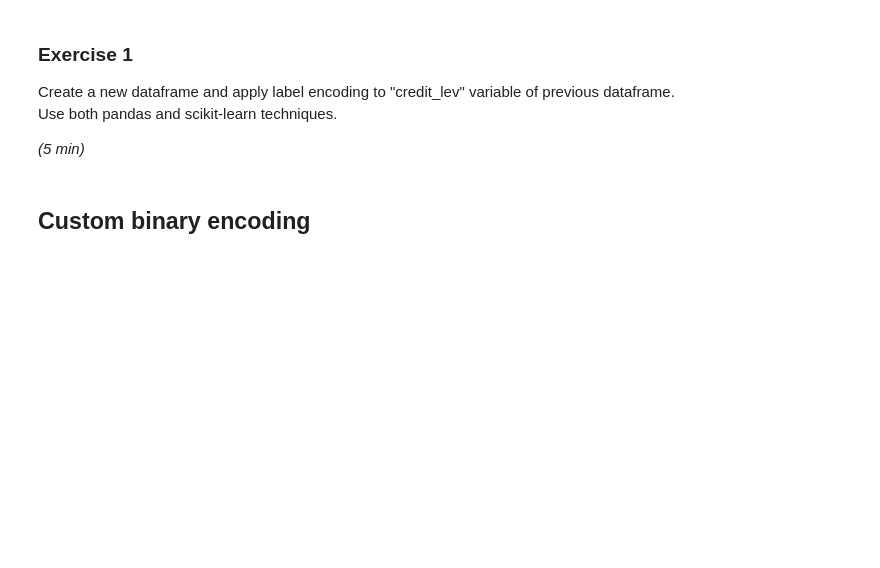
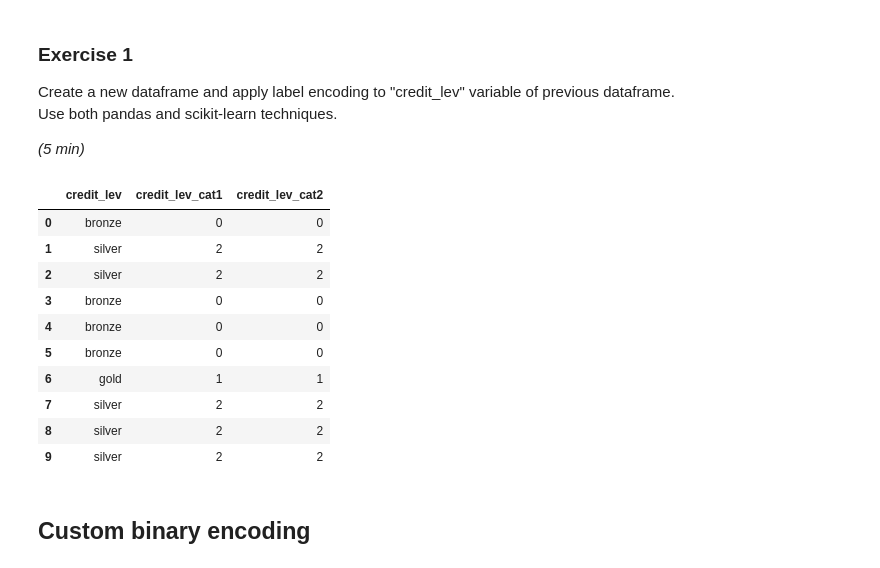
Before and after one commit to AndriyPrys/Python_day_5, a Jupyter notebook: Notebook/Day 5 - Feature Engineering & Selection.ipynb, the cells around one changed output. Saved outputs shown, nothing was run; the diff lists cells and outputs as text; code cells hidden in the pictures; blank space fills up the shorter version.

```diff
--- a/Notebook/Day 5 - Feature Engineering & Selection.ipynb
+++ b/Notebook/Day 5 - Feature Engineering & Selection.ipynb
@@ -180,6 +232,24 @@ Use both pandas and scikit-learn techniques.
 *(5 min)*
 # %%
 # Write here your code
+df_1 = pd.read_csv("data/UCI_Credit_Card_for_feature_engineering.csv")
+df_1["credit_lev_cat1"] = df_1["credit_lev"].astype("category").cat.codes
+
+df_1["credit_lev_cat2"] = le.fit_transform(df["credit_lev"])
+df_1[["credit_lev","credit_lev_cat1","credit_lev_cat2"]].head(10)
+#df_1["credit_lev"].astype("category").cat.categories
+# %% [output]
+|  | credit_lev | credit_lev_cat1 | credit_lev_cat2 |
+| 0 | bronze | 0 | 0 |
+| 1 | silver | 2 | 2 |
+| 2 | silver | 2 | 2 |
+| 3 | bronze | 0 | 0 |
+| 4 | bronze | 0 | 0 |
+| 5 | bronze | 0 | 0 |
+| 6 | gold | 1 | 1 |
+| 7 | silver | 2 | 2 |
+| 8 | silver | 2 | 2 |
+| 9 | silver | 2 | 2 |
 # %% [markdown]
 ## Custom binary encoding
 # %% [markdown]
```
Also changed, not shown: parts of 9 cells of this notebook.
